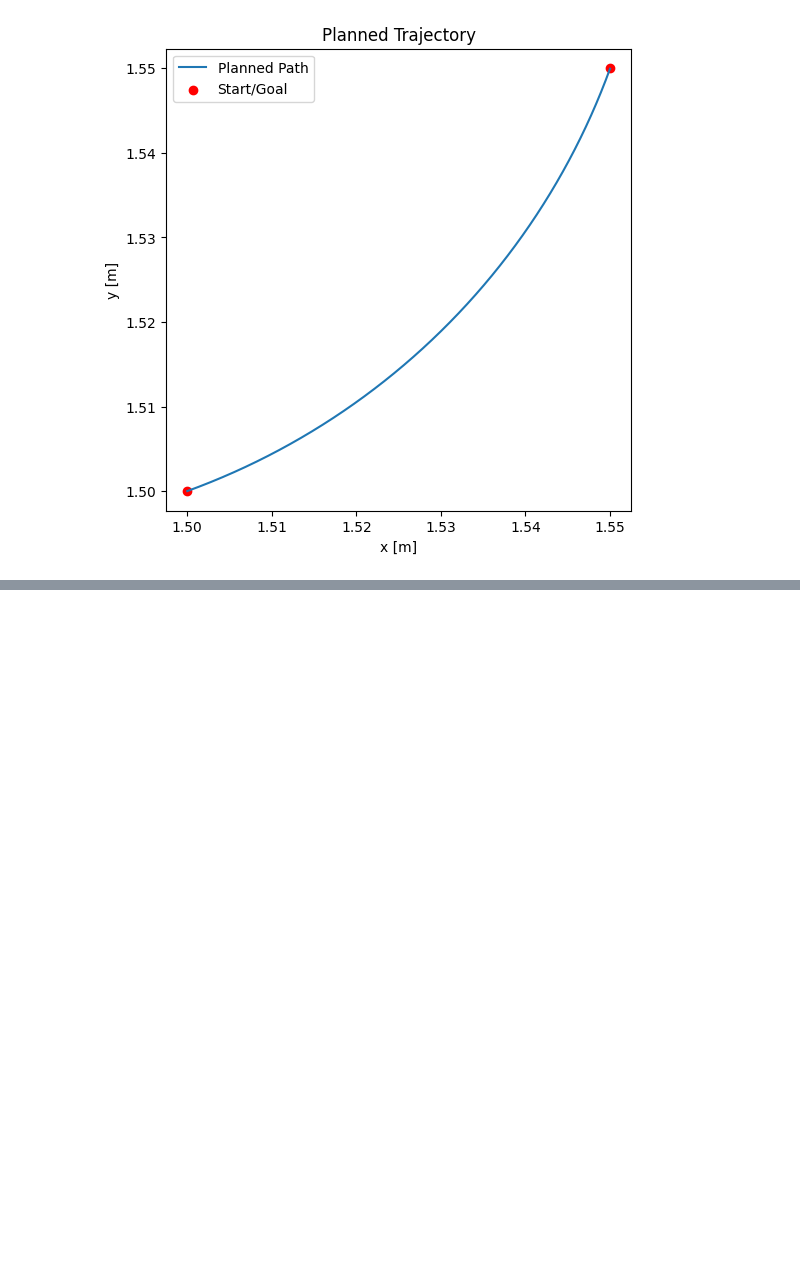
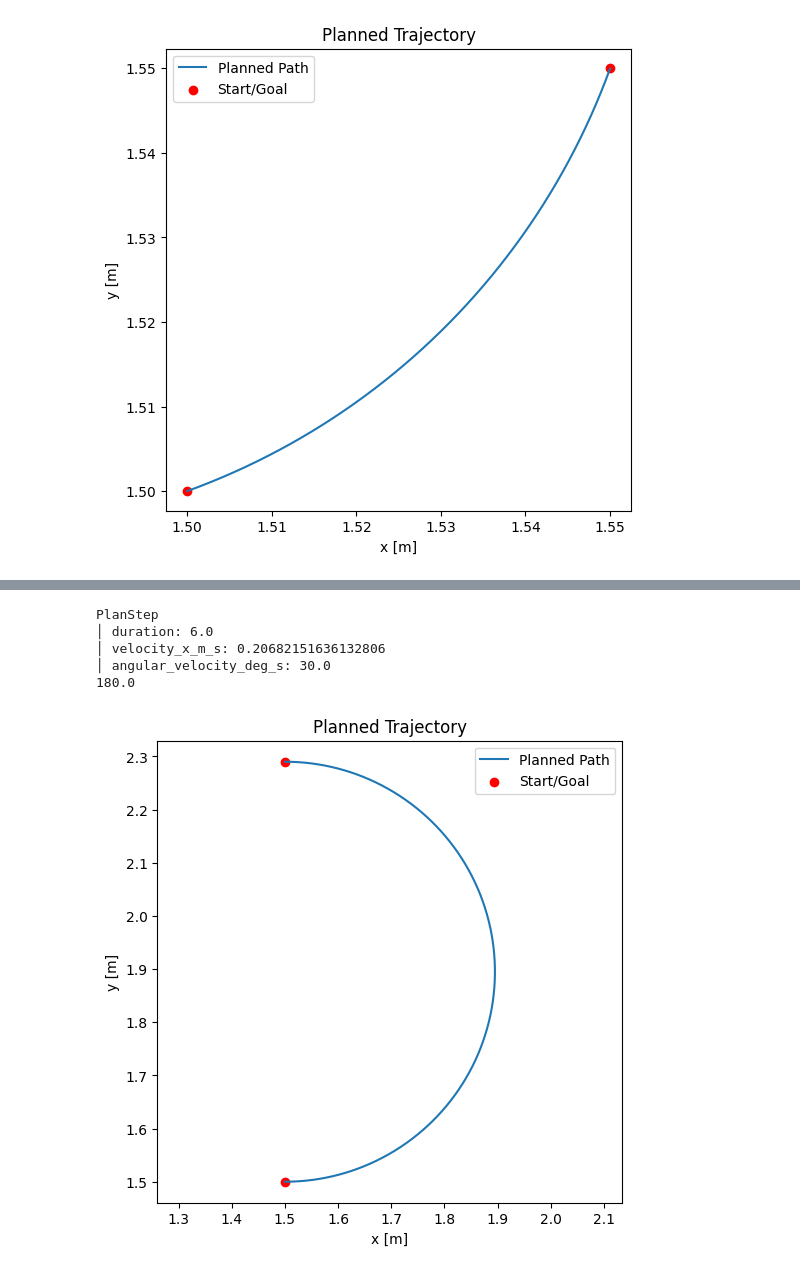
Before and after one commit to guillaumeboniface/duckietown-lx, a Jupyter notebook: planning/notebooks/02-Path-Planner/test_curvature.ipynb, the cells around one changed output, grey strips where cells are left out. Saved outputs shown, nothing was run; the diff lists cells and outputs as text; code cells hidden in the pictures; blank space fills up the shorter version.

```diff
--- a/planning/notebooks/02-Path-Planner/test_curvature.ipynb
+++ b/planning/notebooks/02-Path-Planner/test_curvature.ipynb
@@ -251,0 +333,28 @@ PlanStep
+# %%
+#(150, 150, 0), (150, 229, 180), (150, 165, 0.0)
+start = FriendlyPose(x=1.5, y=1.5, theta_deg=0)
+goal = FriendlyPose(x=1.5, y=2.29, theta_deg=180)
+
+plan, new_heading = connect_poses_with_curvature(ps, start, goal)
+print(plan)
+print(new_heading)
+
+# Simulate and plot
+xs, ys, thetas = simulate_plan(start, [plan])
+
+plt.figure(figsize=(6,6))
+plt.plot(xs, ys, label="Planned Path")
+plt.scatter([start.x, goal.x], [start.y, goal.y], c='red', label="Start/Goal")
+plt.axis('equal')
+plt.xlabel("x [m]")
+plt.ylabel("y [m]")
+plt.title("Planned Trajectory")
+plt.legend()
+plt.show()
+# %% [output]
+PlanStep
+│ duration: 6.0
+│ velocity_x_m_s: 0.20682151636132806
+│ angular_velocity_deg_s: 30.0
+180.0
+[figure, added]
```
Also changed, not shown: parts of 6 cells of this notebook, 3 other files.
